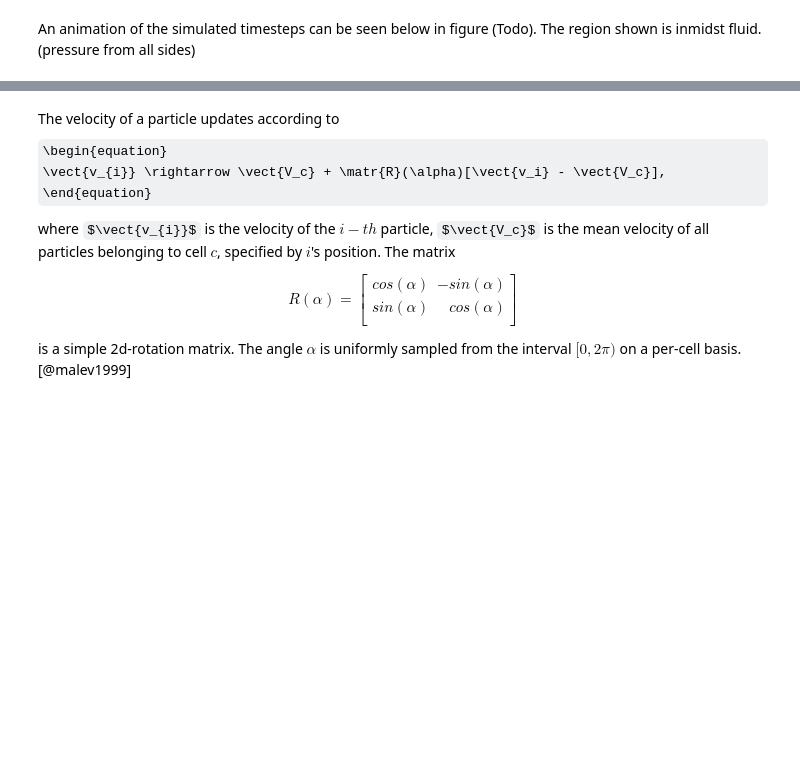
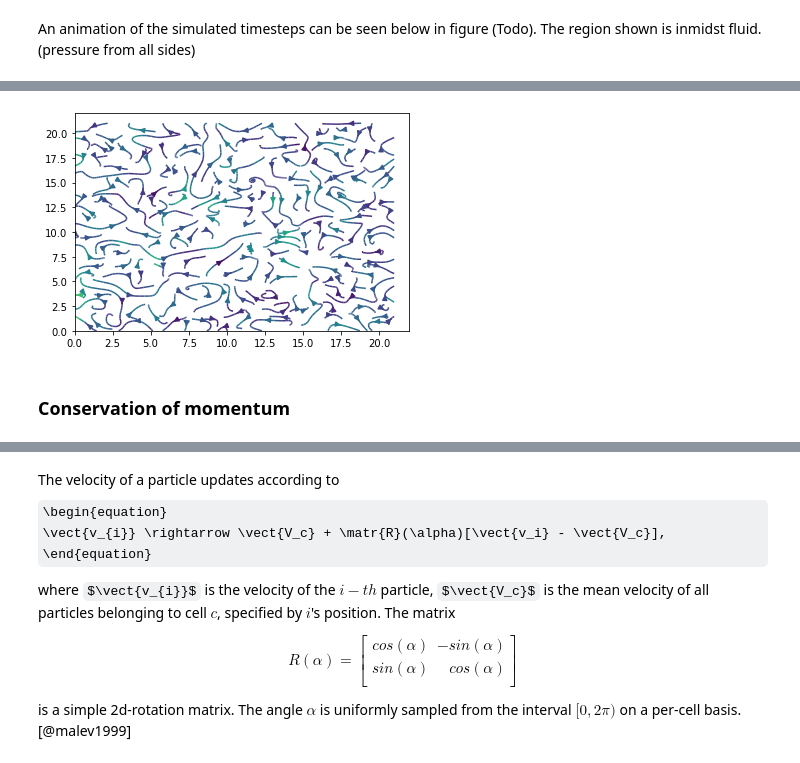
Before and after one commit to SaphCode/MPCD, a Jupyter notebook: Analysis/thesis.ipynb, the cells around one changed output, grey strips where cells are left out. Cells and saved outputs as stored; diff of their text form; code cells hidden in the pictures; some formulas as TeX source; blank space fills up the shorter version.

```diff
--- a/Analysis/thesis.ipynb
+++ b/Analysis/thesis.ipynb
@@ -690,0 +720,35 @@ plt.show()
+# %%
+from matplotlib import animation
+
+# First set up the figure, the axis, and the plot element we want to animate
+fig = plt.figure()
+ax = plt.axes(xlim=(0, shown_cols), ylim=(0, shown_rows))
+color = np.sqrt(U[0]**2 + V[0]**2)
+stream = ax.streamplot(I, J, U[0], V[0], color=color)
+
+# initialization function: plot the background of each frame
+def init():
+    #quiv.set_data([], [], [], [])
+    return stream
+
+# animation function.  This is called sequentially
+def animate(it):
+    ax.collections = [] # clear lines streamplot
+    ax.patches = [] # clear arrowheads streamplot
+    stream = ax.streamplot(I, J, U[it], V[it], color=color)
+    return stream
+
+# call the animator.  blit=True means only re-draw the parts that have changed.
+anim = animation.FuncAnimation(fig, animate, #init_func=init,
+                               frames=1000, interval=5, blit=False)
+
+# save the animation as an mp4.  This requires ffmpeg or mencoder to be
+# installed.  The extra_args ensure that the x264 codec is used, so that
+# the video can be embedded in html5.  You may need to adjust this for
+# your system: for more information, see
+# http://matplotlib.sourceforge.net/api/animation_api.html
+anim.save('streamplot_animation.mp4', fps=30) #extra_args=['-vcodec', 'libx264'])
+
+#plt.show()
+# %% [output]
+[figure, added]
@@ -756,0 +818,2 @@ print(vx_evolution['vx0'])
+# %% [markdown]
+### Conservation of momentum
```
Also changed, not shown: parts of 16 cells of this notebook, 8 other files.
